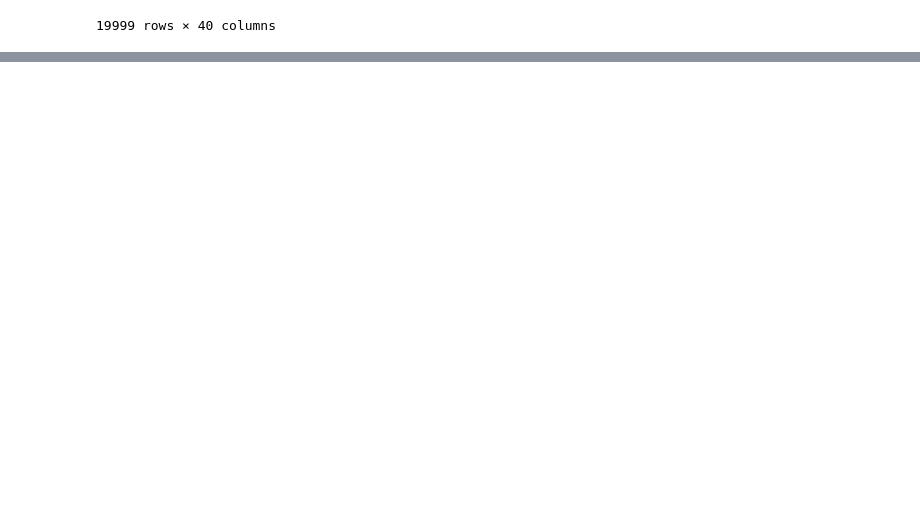
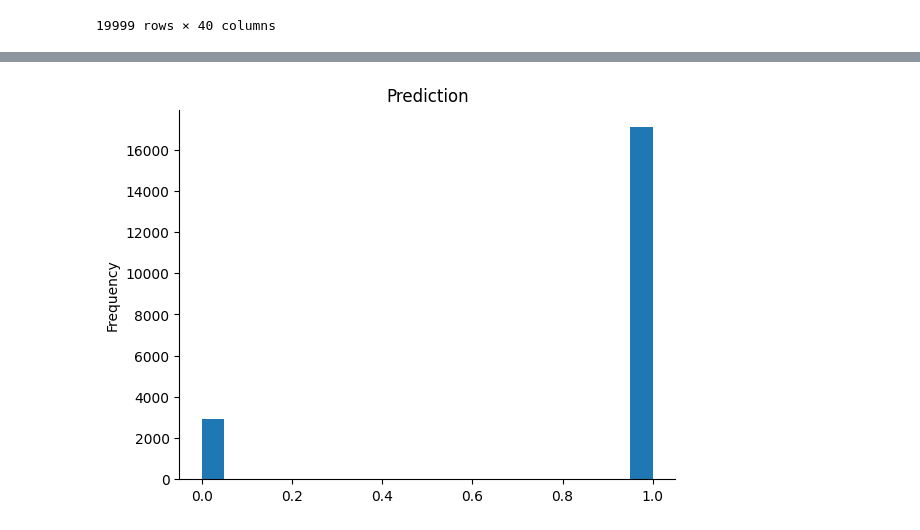
Before and after one commit to jcapels/bod_workshop, a Jupyter notebook: bioavailability_prediction.ipynb, the cells around one changed output, grey strips where cells are left out. Saved outputs shown, nothing was run; the diff lists cells and outputs as text; code cells hidden in the pictures; blank space fills up the shorter version.

```diff
--- a/bioavailability_prediction.ipynb
+++ b/bioavailability_prediction.ipynb
@@ -93,7 +693,8 @@ coconut_dataset.csv 100%[===================>]  15.24M  40.6MB/s    in 0.4s
 # %%
 import pandas as pd
 
-pd.read_csv("coconut_dataset.csv")
+coconut_dataset = pd.read_csv("coconut_dataset.csv")
+coconut_dataset
 # %% [output]
 |  | id | identifier | canonical_smiles | standard_inchi | standard_inchi_key | name | iupac_name | ... |
 | 0 | 675225 | CNP0194087.3 | C=C1C(=O)O[C@@H]2[C@H]3C(C)=C(O)C... | InChI=1S/C20H24O7/c1-6-8(2)18(23)... | PTQURJSSVZYXNH-QICRIBIQSA-N | NaN | [(3~{a}~{R},4~{R},6~{R},6~{a}~{R}... | ... |
@@ -108,3 +709,8 @@ pd.read_csv("coconut_dataset.csv")
 | 19997 | 210762 | CNP0230430.0 | CC(=O)COC1=CC=C2C(=O)C(=CC3=CC=C4... | InChI=1S/C19H14O6/c1-11(20)9-22-1... | DUOJKHPJQQSIOJ-UHFFFAOYSA-N | NaN | 6-acetonyloxy-2-(1,3-benzodioxol-... | ... |
 | 19998 | 210800 | CNP0338566.0 | CC1=CC=C(C2=NC(C(=O)NCC3CCCO3)=CC... | InChI=1S/C24H23N3O2/c1-15-8-10-16... | WYUBBSNEBJLQEC-UHFFFAOYSA-N | MLS001140556 | 1-(p-tolyl)-~{N}-(tetrahydrofuran... | ... |
 19999 rows × 40 columns
+# %%
+# LOAD THE DATA
+loader = CSVLoader('coconut_dataset.csv',
+                   smiles_field='canonical_smiles')
+coconut_dataset_deepmol_dataset = loader.create_dataset(sep=",")
@@ -110,0 +719,17 @@ pd.read_csv("coconut_dataset.csv")
+# %%
+pipeline = Pipeline.load("oral_bioavailability_deepmol")
+
+predictions = pipeline.predict(coconut_dataset_deepmol_dataset, return_invalid=True)
+# %%
+# prompt: create a new dataframe with the predictions and ids of the molecule
+
+import pandas as pd
+
+# Assuming 'predictions' and 'test_df' are defined from the previous code
+# Create a DataFrame with predictions and IDs
+results_df = pd.DataFrame({'MoleculeID': coconut_dataset['identifier'],
+                           "smiles": coconut_dataset['canonical_smiles'],
+                           'Prediction': predictions})
+
+# Display the DataFrame
+results_df
@@ -110,0 +750,7 @@ pd.read_csv("coconut_dataset.csv")
+# %%
+
+from matplotlib import pyplot as plt
+results_df['Prediction'].plot(kind='hist', bins=20, title='Prediction')
+plt.gca().spines[['top', 'right',]].set_visible(False)
+# %% [output]
+[figure, added]
```
Also changed, not shown: parts of 39 cells of this notebook, 1 other file.
